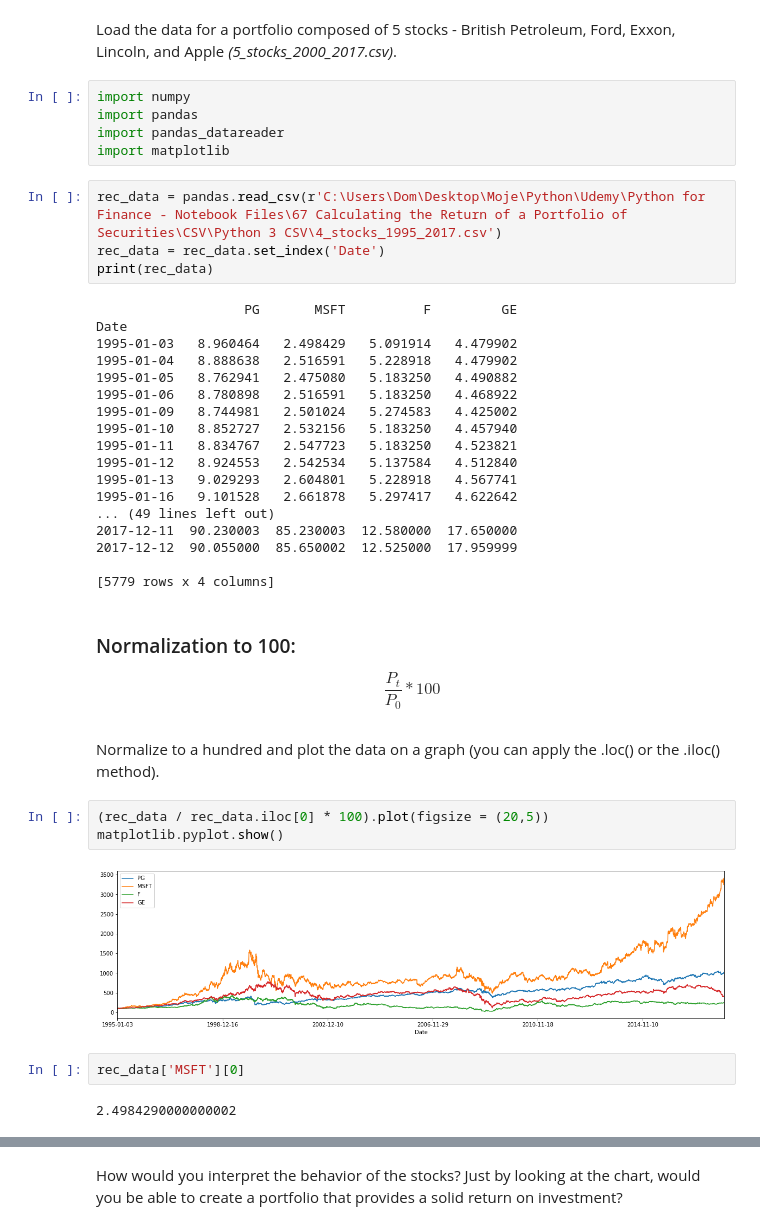
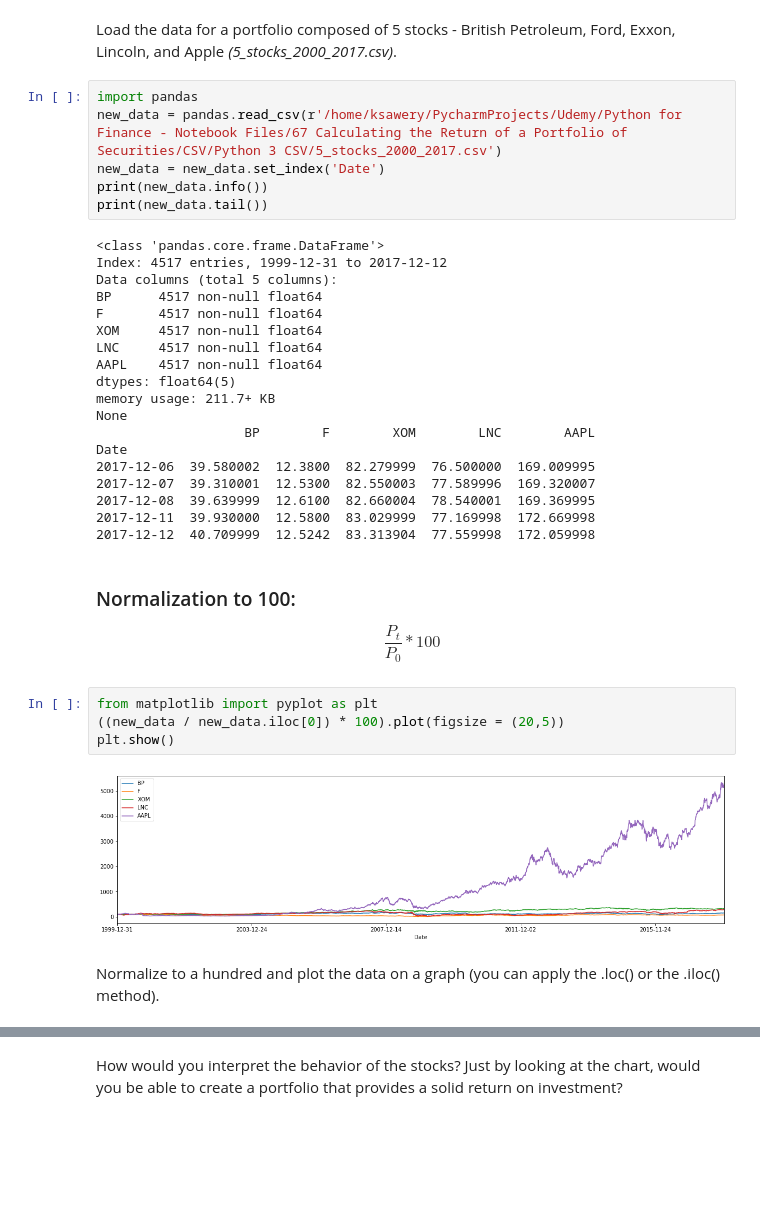
Before and after one commit to KsaweryK92/Udemy, a Jupyter notebook: 67 Calculating the Return of a Portfolio of Securities/CSV/Python 3 CSV/Calculating the Return of a Portfolio of Securities - Exercise_CSV.ipynb, the cells around one changed output, grey strips where cells are left out. Saved outputs shown, nothing was run; the diff lists cells and outputs as text; blank space fills up the shorter version.

```diff
--- a/67 Calculating the Return of a Portfolio of Securities/CSV/Python 3 CSV/Calculating the Return of a Portfolio of Securities - Exercise_CSV.ipynb
+++ b/67 Calculating the Return of a Portfolio of Securities/CSV/Python 3 CSV/Calculating the Return of a Portfolio of Securities - Exercise_CSV.ipynb
@@ -2,47 +2,42 @@
 ## Calculating the Return of a Portfolio of Securities
 # %% [markdown]
 Load the data for a portfolio composed of 5 stocks - British Petroleum, Ford, Exxon, Lincoln, and Apple *(5_stocks_2000_2017.csv)*.
-# %%
-import numpy
-import pandas
-import pandas_datareader
-import matplotlib
 # %%
-rec_data = pandas.read_csv(r'C:\Users\Dom\Desktop\Moje\Python\Udemy\Python for Finance - Notebook Files\67 Calculating the Return of a Portfolio of Securities\CSV\Python 3 CSV\4_stocks_1995_2017.csv')
-rec_data = rec_data.set_index('Date')
-print(rec_data)
+import pandas
+new_data = pandas.read_csv(r'/home/ksawery/PycharmProjects/Udemy/Python for Finance - Notebook Files/67 Calculating the Return of a Portfolio of Securities/CSV/Python 3 CSV/5_stocks_2000_2017.csv')
+new_data = new_data.set_index('Date')
+print(new_data.info())
+print(new_data.tail())
 # %% [output]
-                   PG       MSFT          F         GE
+<class 'pandas.core.frame.DataFrame'>
+Index: 4517 entries, 1999-12-31 to 2017-12-12
+Data columns (total 5 columns):
+BP      4517 non-null float64
+F       4517 non-null float64
+XOM     4517 non-null float64
+LNC     4517 non-null float64
+AAPL    4517 non-null float64
+dtypes: float64(5)
+memory usage: 211.7+ KB
+None
+                   BP        F        XOM        LNC        AAPL
 Date
-1995-01-03   8.960464   2.498429   5.091914   4.479902
-1995-01-04   8.888638   2.516591   5.228918   4.479902
-1995-01-05   8.762941   2.475080   5.183250   4.490882
-1995-01-06   8.780898   2.516591   5.183250   4.468922
-1995-01-09   8.744981   2.501024   5.274583   4.425002
-1995-01-10   8.852727   2.532156   5.183250   4.457940
-1995-01-11   8.834767   2.547723   5.183250   4.523821
-1995-01-12   8.924553   2.542534   5.137584   4.512840
-1995-01-13   9.029293   2.604801   5.228918   4.567741
-1995-01-16   9.101528   2.661878   5.297417   4.622642
-... (49 lines left out)
-2017-12-11  90.230003  85.230003  12.580000  17.650000
-2017-12-12  90.055000  85.650002  12.525000  17.959999
-
-[5779 rows x 4 columns]
+2017-12-06  39.580002  12.3800  82.279999  76.500000  169.009995
+2017-12-07  39.310001  12.5300  82.550003  77.589996  169.320007
+2017-12-08  39.639999  12.6100  82.660004  78.540001  169.369995
+2017-12-11  39.930000  12.5800  83.029999  77.169998  172.669998
+2017-12-12  40.709999  12.5242  83.313904  77.559998  172.059998
 # %% [markdown]
 ### Normalization to 100:
 
 $$
 \frac {P_t}{P_0} * 100
 $$
+# %%
+from matplotlib import pyplot as plt
+((new_data / new_data.iloc[0]) * 100).plot(figsize = (20,5))
+plt.show()
+# %% [output]
+[figure, added]
 # %% [markdown]
 Normalize to a hundred and plot the data on a graph (you can apply the .loc() or the .iloc() method).
-# %%
-(rec_data / rec_data.iloc[0] * 100).plot(figsize = (20,5))
-matplotlib.pyplot.show()
-# %% [output]
-[figure, removed]
-# %%
-rec_data['MSFT'][0]
-# %% [output]
-2.4984290000000002
```
Also changed, not shown: parts of 9 cells of this notebook, 3 other files.
